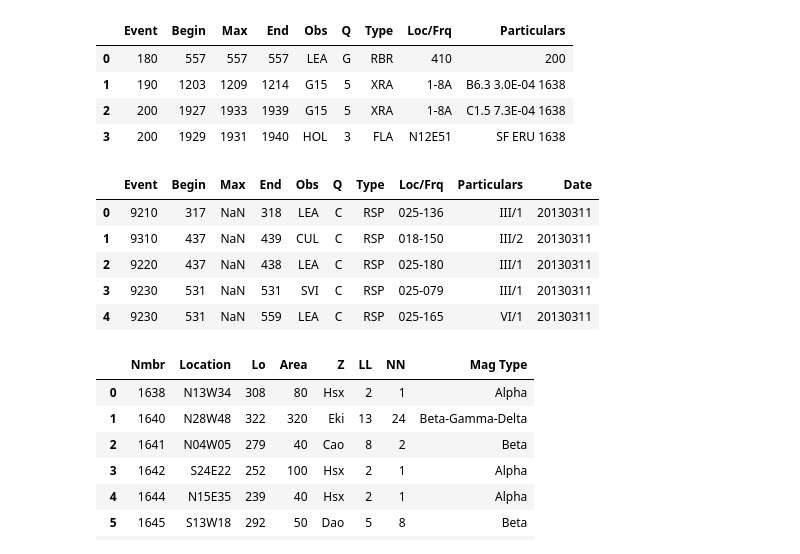
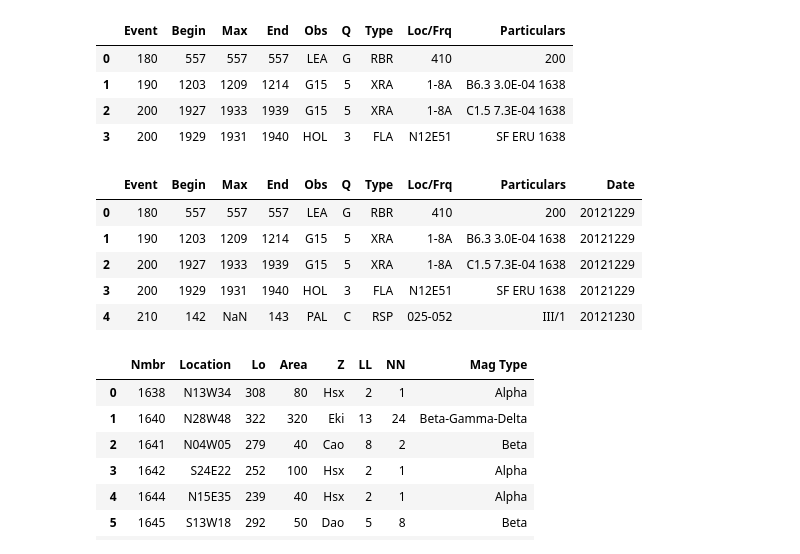
Before and after one commit to Nschanche/Flare_peaks, a Jupyter notebook: flare_project.ipynb, the cells around one changed output. Saved outputs shown, nothing was run; the diff lists cells and outputs as text; code cells hidden in the pictures.

Commit message:
Sort swpc data inplace.

```diff
--- a/flare_project.ipynb
+++ b/flare_project.ipynb
@@ -210,37 +210,38 @@ pd.read_csv(StringIO(parse_swpc(test_str)))
 # %%
 # We proceed to read in all SWPC events for the year 2013 into a dataframe.
 
 import re
 import tarfile
 
 
 SWPC_2013_URL = "http://www.swpc.noaa.gov/ftpdir/warehouse/2013/2013_events.tar.gz"
 strio = StringIO(requests.get(SWPC_2013_URL).content)
 tarred = tarfile.open("r:gz", fileobj=strio)
 
 swpc_by_day = []
 for tarinfo in tarred:
     if not tarinfo.isdir():
         extracted = tarred.extractfile(tarinfo).read()
         day = re.match(r"^2013_events/(\d+)events.txt", tarinfo.name).group(1)
         df = pd.read_csv(StringIO(parse_swpc(extracted)))
         df["Date"] = [day] * len(df)
         swpc_by_day.append(df)
 
 # Form a single dataframe. Replace '////'
 swpc = pd.concat(swpc_by_day)
 for col in list(swpc.columns):
     swpc[col] = swpc[col].apply(lambda x: np.nan if "////" in str(x) else x)
 
+swpc.sort(["Date", "Begin"], ascending=[1, 1], inplace=True)
 swpc.reset_index(drop=True, inplace=True)
 swpc.head()
 # %% [output]
 |  | Event | Begin | Max | End | Obs | Q | Type | Loc/Frq | Particulars | Date |
-| 0 | 9210 | 317 | NaN | 318 | LEA | C | RSP | 025-136 | III/1 | 20130311 |
-| 1 | 9310 | 437 | NaN | 439 | CUL | C | RSP | 018-150 | III/2 | 20130311 |
-| 2 | 9220 | 437 | NaN | 438 | LEA | C | RSP | 025-180 | III/1 | 20130311 |
-| 3 | 9230 | 531 | NaN | 531 | SVI | C | RSP | 025-079 | III/1 | 20130311 |
-| 4 | 9230 | 531 | NaN | 559 | LEA | C | RSP | 025-165 | VI/1 | 20130311 |
+| 0 | 180 | 557 | 557 | 557 | LEA | G | RBR | 410 | 200 | 20121229 |
+| 1 | 190 | 1203 | 1209 | 1214 | G15 | 5 | XRA | 1-8A | B6.3 3.0E-04 1638 | 20121229 |
+| 2 | 200 | 1927 | 1933 | 1939 | G15 | 5 | XRA | 1-8A | C1.5 7.3E-04 1638 | 20121229 |
+| 3 | 200 | 1929 | 1931 | 1940 | HOL | 3 | FLA | N12E51 | SF ERU 1638 | 20121229 |
+| 4 | 210 | 142 | NaN | 143 | PAL | C | RSP | 025-052 | III/1 | 20121230 |
 # %%
 # Next, we read SWPC Sunspot Data, similarly to above.
 
```
Also changed, not shown: parts of 1 cell of this notebook.
